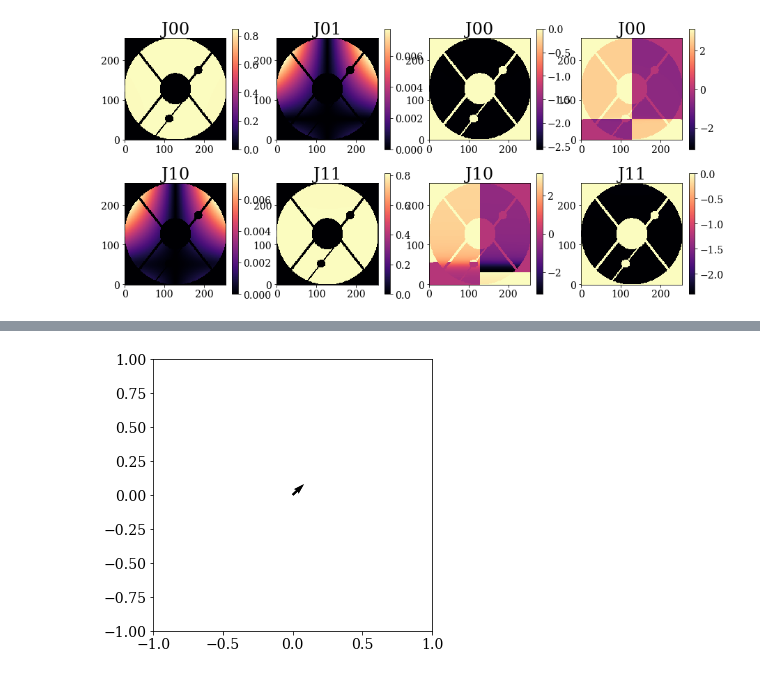
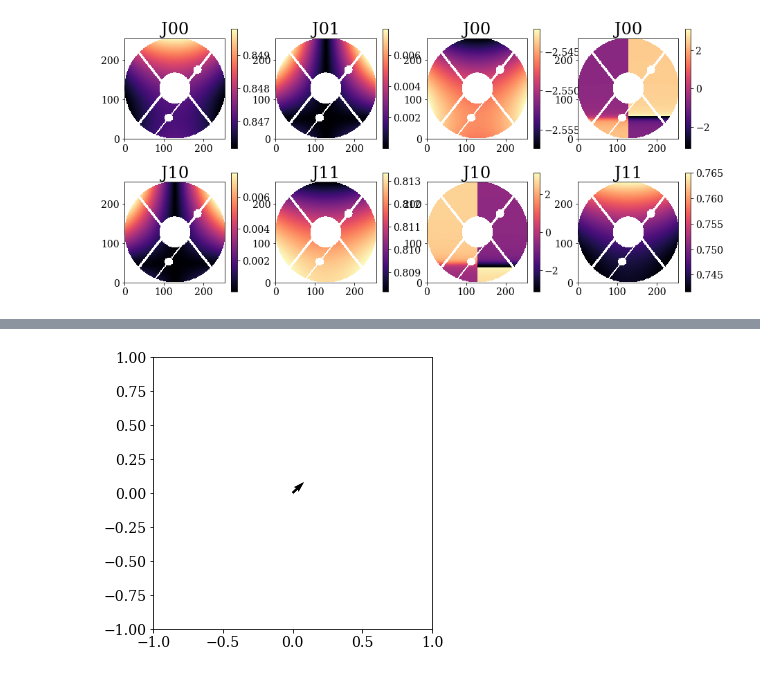
Before and after one commit to Jashcraf/poke, a Jupyter notebook: ydpi_tests.ipynb, the cells around one changed output, grey strips where cells are left out. Drawn from its saved outputs; the diff is of its cells as text; code cells hidden in the pictures.

```diff
--- a/ydpi_tests.ipynb
+++ b/ydpi_tests.ipynb
@@ -28,9 +28,9 @@ J21 *= pupil_data
 J22 *= pupil_data
 # %%
 # Amplitude variation isn't shown in the on-diagonal elements because of the scale, but it's there!
-plot.PlotJonesArray(J11,J12,J21,J22)
+plot.PlotJonesArray(J11/pupil_data,J12/pupil_data,J21/pupil_data,J22/pupil_data)
 # %% [output]
-[figure, old version]
+[figure, new version]
 # %%
 # Need a polarization state at two points in the pupil, some cases that might be interesting
 # - Symmetric points
```
Also changed, not shown: parts of 6 cells of this notebook, 3 other files.
